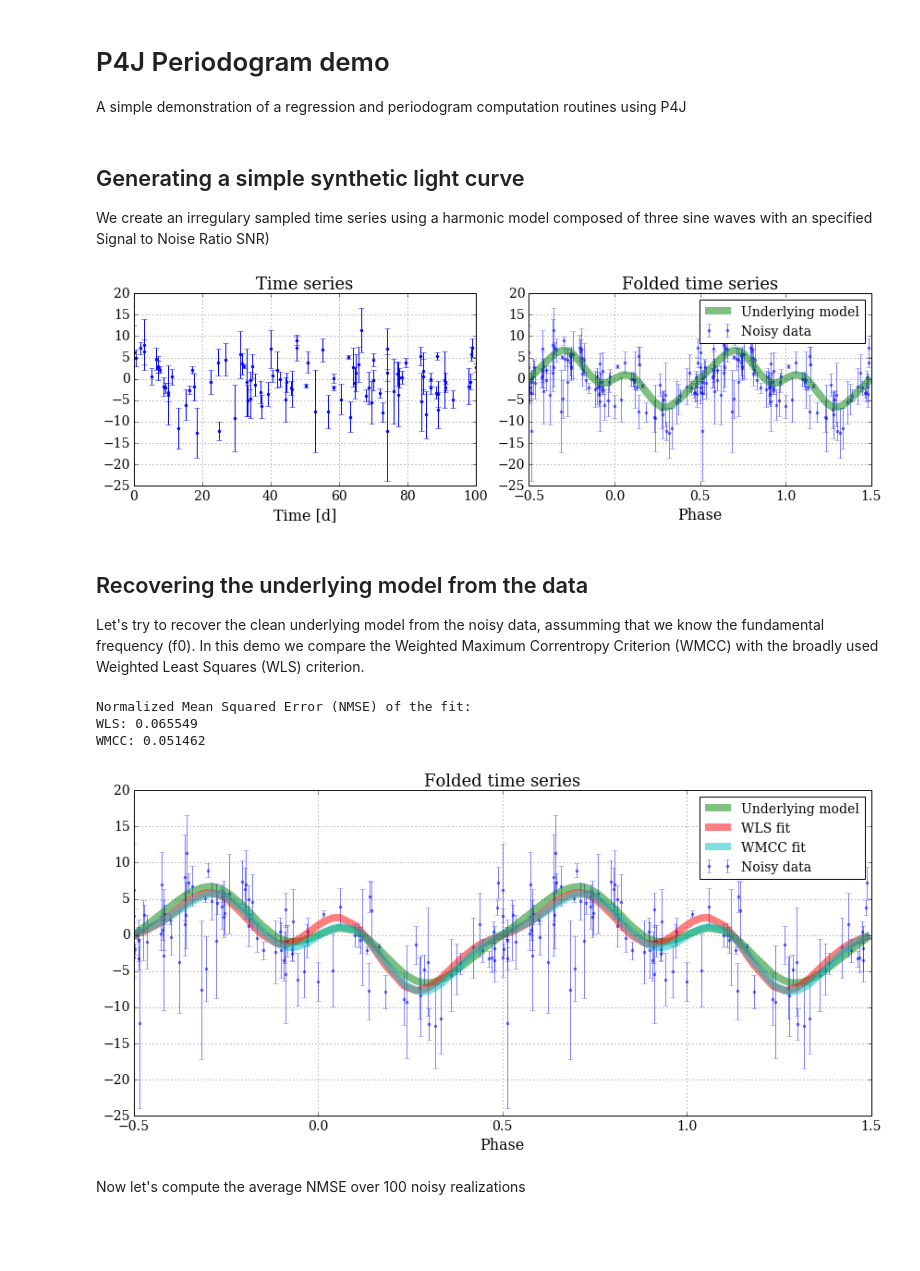
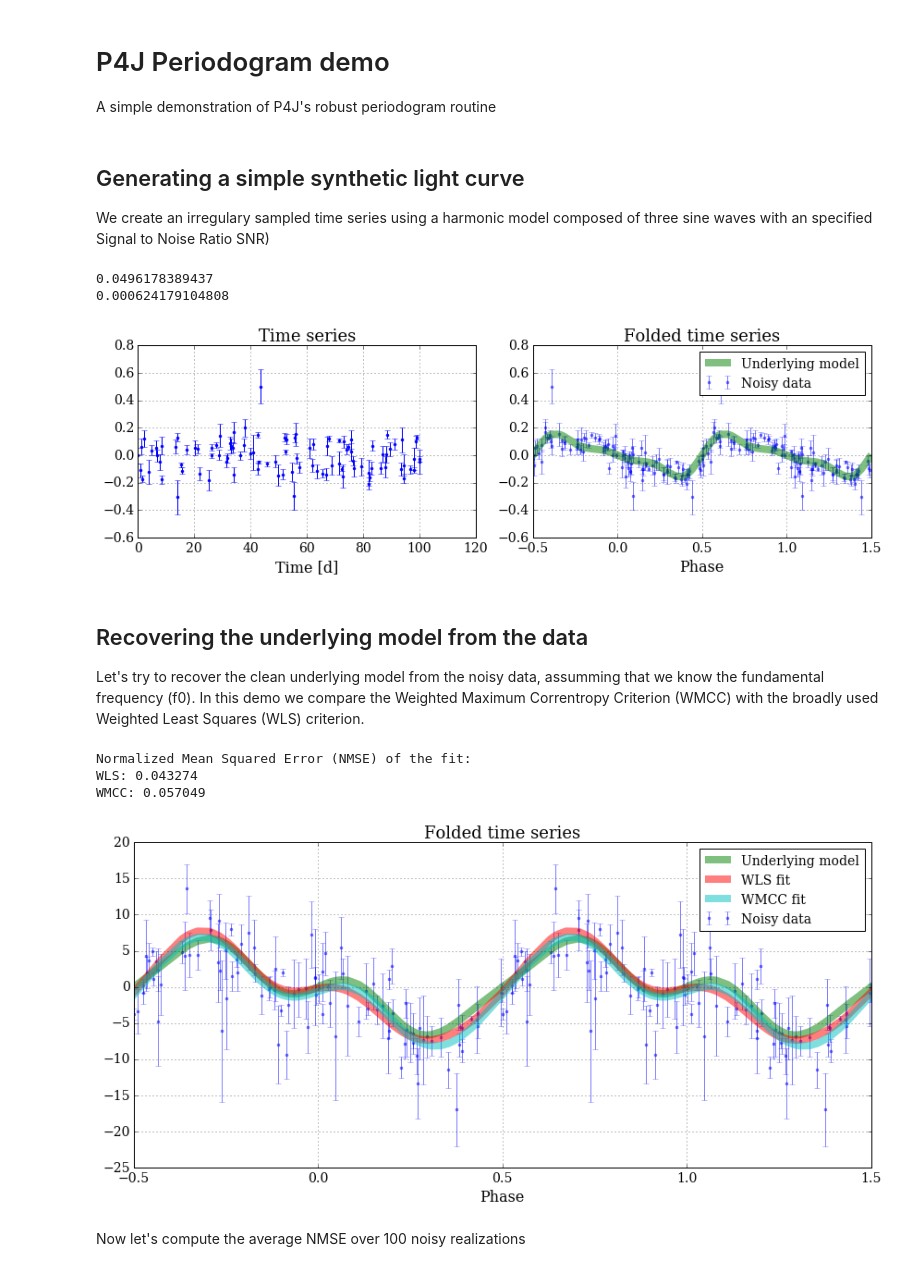
Before and after one commit to phuijse/P4J, a Jupyter notebook: examples/periodogram_demo.ipynb, the cells around one changed output. Drawn from its saved outputs; the diff is of its cells as text; code cells hidden in the pictures; blank space fills up the shorter version.

Commit message:
Added docstrings and created generator class

```diff
--- a/examples/periodogram_demo.ipynb
+++ b/examples/periodogram_demo.ipynb
@@ -1,7 +1,7 @@
 # %% [markdown]
 # P4J Periodogram demo
 
-A simple demonstration of a regression and periodogram computation routines using P4J
+A simple demonstration of P4J's robust periodogram routine
 # %%
 import numpy as np
 %matplotlib inline
@@ -22,33 +22,38 @@ import P4J
 ## Generating a simple synthetic light curve
 We create an irregulary sampled time series using a harmonic model composed of three sine waves with an specified Signal to Noise Ratio SNR)
 # %%
-f0 = 2.0
-t = P4J.irregular_sampling(T=100.0, N=100)
-y_clean = P4J.trigonometric_model(t, f0, A=np.array([1.0, 0.5, -0.25]))
-y, y_noisy, dy = P4J.contaminate_time_series(t, y_clean, SNR=0.0, red_noise_ratio=0.25, outlier_ratio=0.0)
+f0=2.0
+lc_generator = P4J.synthetic_light_curve_generator(T=100.0, N=100)
+lc_generator.set_model(f0=f0, A=[1.0, 0.5, 0.25])
 
+t, y, s = lc_generator.draw_noisy_time_series(SNR=3.0, red_noise_ratio=0.25, outlier_ratio=0.0)
+_, yc = lc_generator.get_clean_signal()
+print(np.mean(s))
+print(np.var(s))
 fig = plt.figure(figsize=(12, 4))
 ax = fig.add_subplot(1, 2, 1)
-ax.errorbar(t, y_noisy, dy, fmt='.')
+ax.errorbar(t, y, s, fmt='.')
 ax.set_xlabel('Time [d]')
 ax.set_title('Time series')
 plt.grid()
 ax = fig.add_subplot(1, 2, 2)
 phase = np.mod(t, 1/f0)*f0
 index = np.argsort(phase)
 ax.errorbar(np.concatenate([np.sort(phase)-0.5, np.sort(phase)+0.5]),
-            np.concatenate([y_noisy[index], y_noisy[index]]),
-            np.concatenate([dy[index], dy[index]]), fmt='.', alpha=0.5, label='Noisy data')
+            np.concatenate([y[index], y[index]]),
+            np.concatenate([s[index], s[index]]), fmt='.', alpha=0.5, label='Noisy data')
 ax.plot(np.concatenate([np.sort(phase)-0.5, np.sort(phase)+0.5]),
-        np.concatenate([y[index], y[index]]),
+        np.concatenate([yc[index], yc[index]]),
         linewidth=8, alpha=0.5, label='Underlying model')
 plt.legend()
 ax.set_xlabel('Phase')
 ax.set_title('Folded time series')
 plt.grid()
 plt.tight_layout()
 # %% [output]
+0.0496178389437
+0.000624179104808
-[figure, old version]
+[figure, new version]
 # %% [markdown]
 ## Recovering the underlying model from the data
 
@@ -91,9 +96,9 @@ plt.grid()
 plt.tight_layout()
 # %% [output]
 Normalized Mean Squared Error (NMSE) of the fit:
-WLS: 0.065549
-WMCC: 0.051462
+WLS: 0.043274
+WMCC: 0.057049
-[figure, old version]
+[figure, new version]
 # %% [markdown]
 Now let's compute the average NMSE over 100 noisy realizations
 # %%
```
Also changed, not shown: 6 other files.
